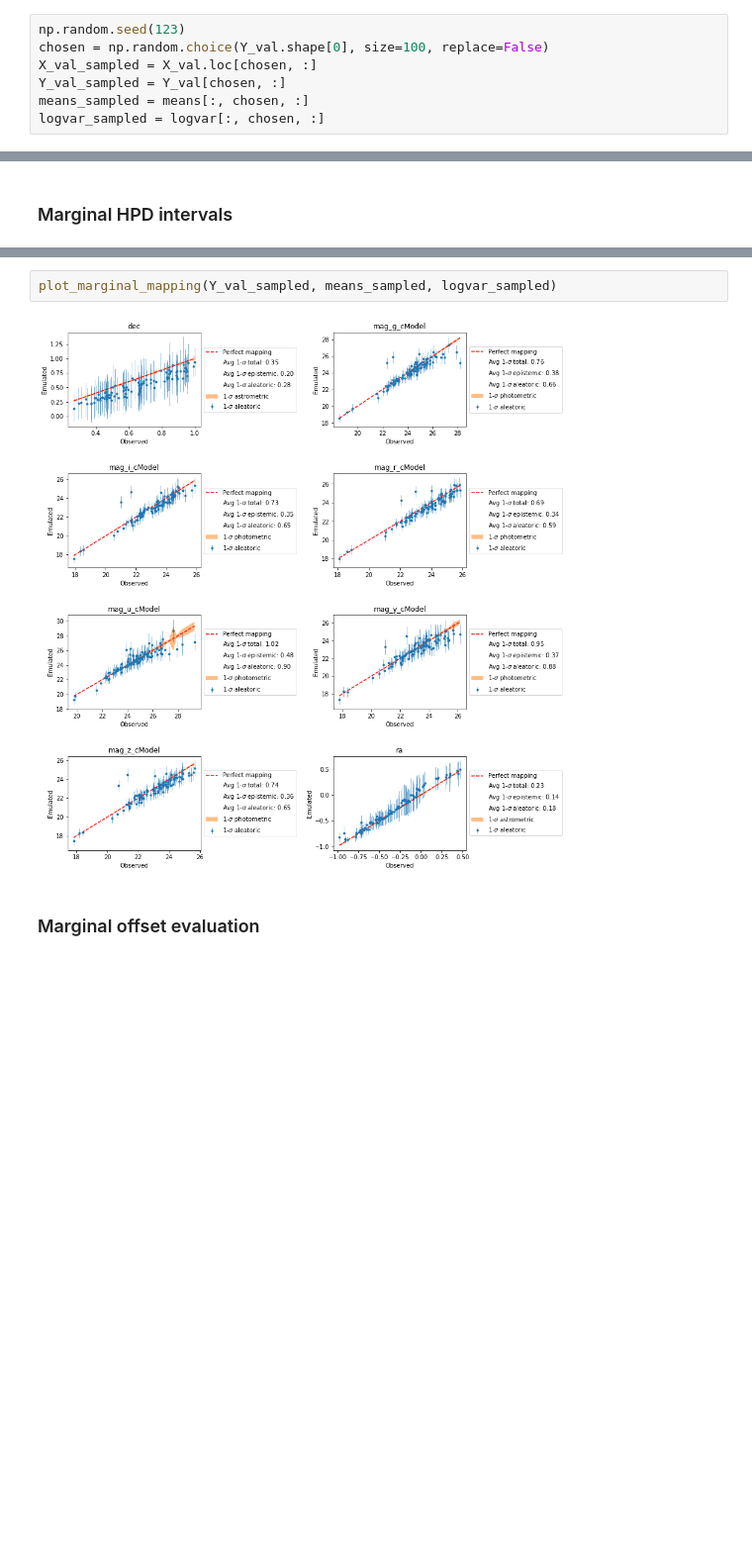
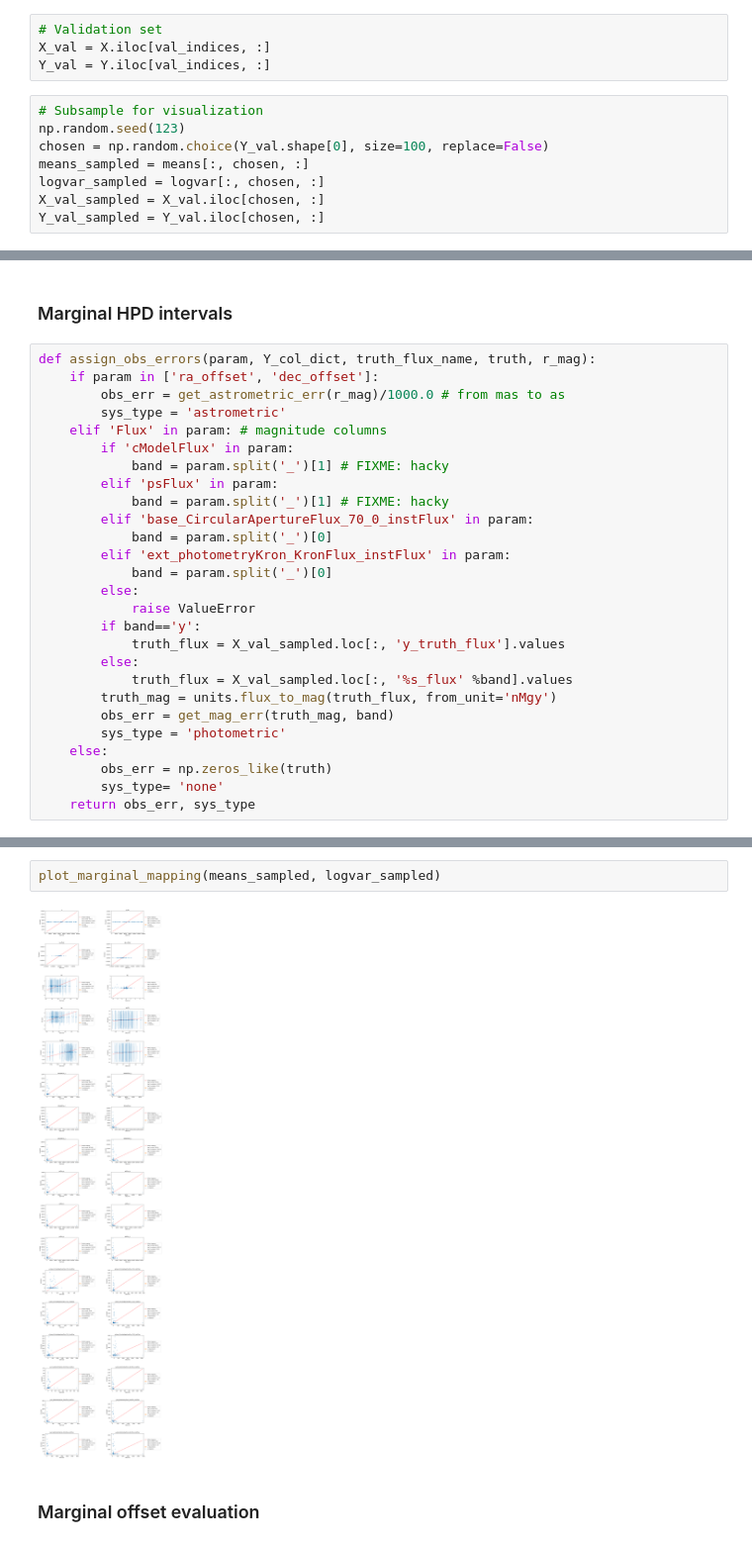
Before and after one commit to jiwoncpark/fast-forward, a Jupyter notebook: evaluate_derp.ipynb, the cells around one changed output, grey strips where cells are left out. Shown: that part at 99% size. Cells and saved outputs as stored; diff of their text form; blank space fills up the shorter version.

```diff
--- a/evaluate_derp.ipynb
+++ b/evaluate_derp.ipynb
@@ -45,10 +40,15 @@ X_val.loc[:, list('ugrizy')].head()
+# %%
+# Validation set
+X_val = X.iloc[val_indices, :]
+Y_val = Y.iloc[val_indices, :]
 # %%
+# Subsample for visualization
 np.random.seed(123)
 chosen = np.random.choice(Y_val.shape[0], size=100, replace=False)
-X_val_sampled = X_val.loc[chosen, :]
-Y_val_sampled = Y_val[chosen, :]
 means_sampled = means[:, chosen, :]
 logvar_sampled = logvar[:, chosen, :]
+X_val_sampled = X_val.iloc[chosen, :]
+Y_val_sampled = Y_val.iloc[chosen, :]
 # %%
 def get_astrometric_err(mag, n_visits=184):
     """
@@ -73,2 +77,29 @@ def get_mag_err(mag, band, gamma=None):
 # %% [markdown]
 ### Marginal HPD intervals
+# %%
+def assign_obs_errors(param, Y_col_dict, truth_flux_name, truth, r_mag):
+    if param in ['ra_offset', 'dec_offset']:
+        obs_err = get_astrometric_err(r_mag)/1000.0 # from mas to as
+        sys_type = 'astrometric'
+    elif 'Flux' in param: # magnitude columns
+        if 'cModelFlux' in param:
+            band = param.split('_')[1] # FIXME: hacky
+        elif 'psFlux' in param:
+            band = param.split('_')[1] # FIXME: hacky
+        elif 'base_CircularApertureFlux_70_0_instFlux' in param:
+            band = param.split('_')[0]
+        elif 'ext_photometryKron_KronFlux_instFlux' in param:
+            band = param.split('_')[0]
+        else:
+            raise ValueError
+        if band=='y':
+            truth_flux = X_val_sampled.loc[:, 'y_truth_flux'].values
+        else:
+            truth_flux = X_val_sampled.loc[:, '%s_flux' %band].values
+        truth_mag = units.flux_to_mag(truth_flux, from_unit='nMgy')
+        obs_err = get_mag_err(truth_mag, band)
+        sys_type = 'photometric'
+    else:
+        obs_err = np.zeros_like(truth)
+        sys_type= 'none'
+    return obs_err, sys_type
@@ -110,9 +291,9 @@ def plot_marginal_mapping(Y_val, means, logvar):
     fig.subplots_adjust(wspace=1.0, hspace=0.5)
     #plt.tight_layout()
 # %%
-plot_marginal_mapping(Y_val_sampled, means_sampled, logvar_sampled)
+plot_marginal_mapping(means_sampled, logvar_sampled)
 # %% [output]
-[figure, old version]
+[figure, new version]
 # %% [markdown]
 ### Marginal offset evaluation
 # %%
```
Also changed, not shown: parts of 18 cells of this notebook, 7 other files.
